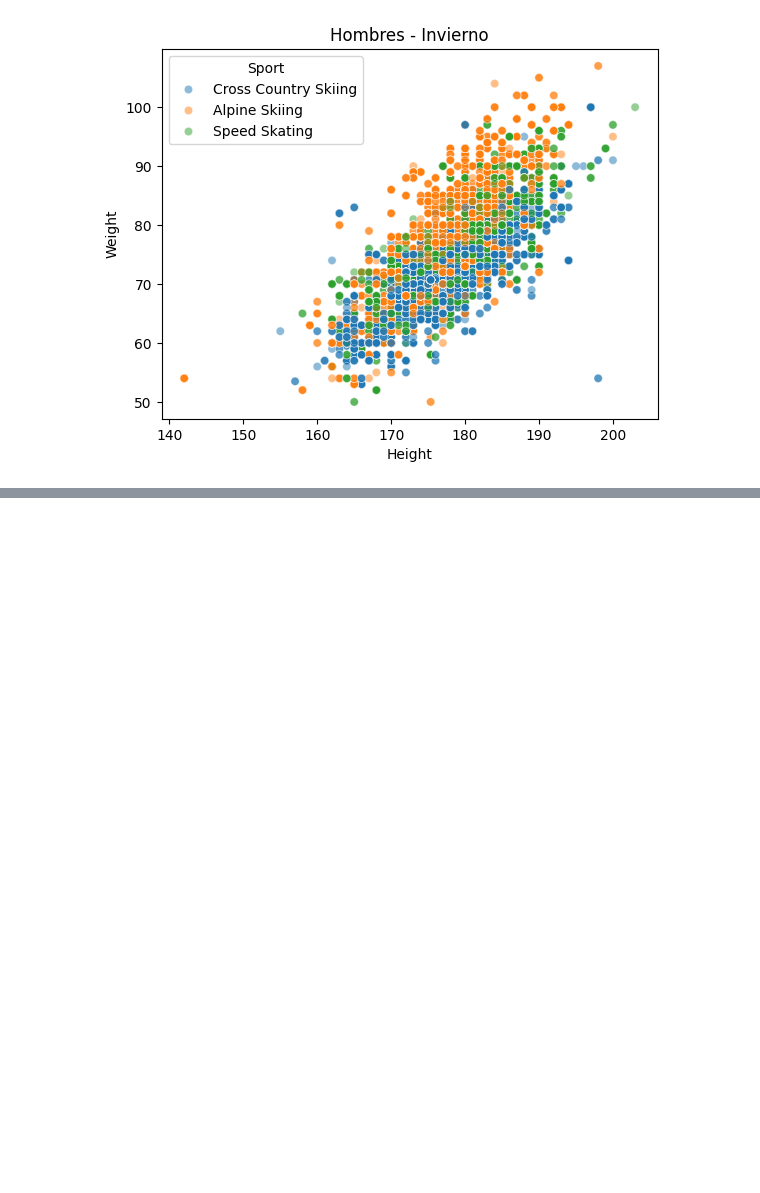
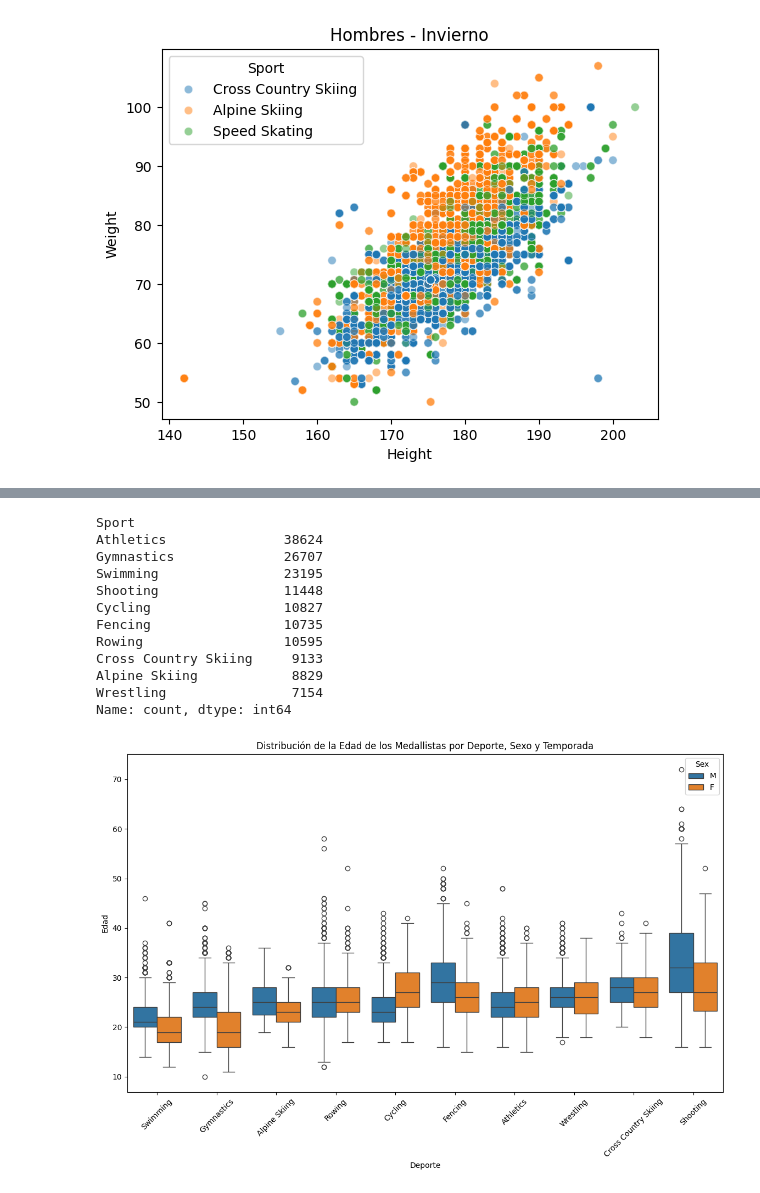
Before and after one commit to ju4n-avendanoa/Data_Olympics, a Jupyter notebook: main.ipynb, the cells around one changed output, grey strips where cells are left out. Drawn from its saved outputs; the diff is of its cells as text; code cells hidden in the pictures; blank space fills up the shorter version.

```diff
--- a/main.ipynb
+++ b/main.ipynb
@@ -436,0 +441,25 @@ Text(0.5, 1.0, 'Hombres - Invierno')
+# %%
+top_ten_sports = df.Sport.value_counts().sort_values(ascending=False).head(10).index.to_list()
+print(df.Sport.value_counts().sort_values(ascending=False).head(10))
+
+plt.figure(figsize=(14, 8))
+sns.boxplot(data=df[(df.Sport.isin(top_ten_sports)) & (df.Medal != 'No Medal')], x='Sport', y='Age', hue='Sex')
+plt.title("Distribución de la Edad de los Medallistas por Deporte, Sexo y Temporada")
+plt.xlabel("Deporte")
+plt.ylabel("Edad")
+plt.xticks(rotation=45)
+plt.show()
+# %% [output]
+Sport
+Athletics               38624
+Gymnastics              26707
+Swimming                23195
+Shooting                11448
+Cycling                 10827
+Fencing                 10735
+Rowing                  10595
+Cross Country Skiing     9133
+Alpine Skiing            8829
+Wrestling                7154
+Name: count, dtype: int64
+[figure, added]
```
Also changed, not shown: parts of 4 cells of this notebook.
